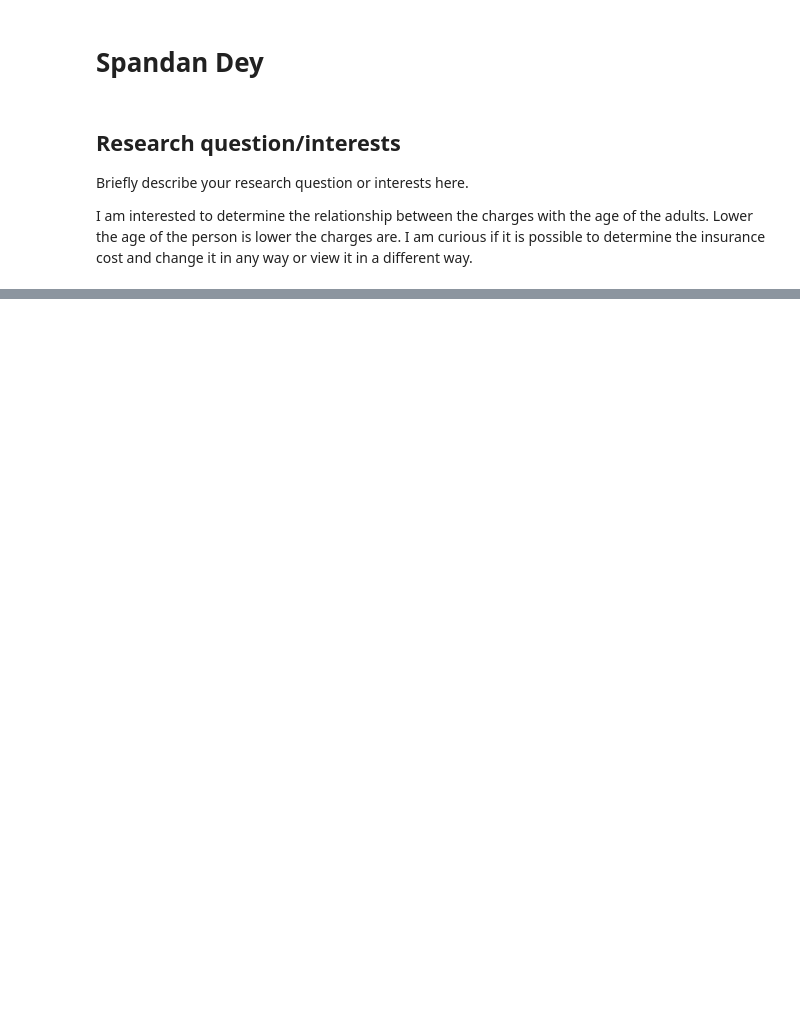
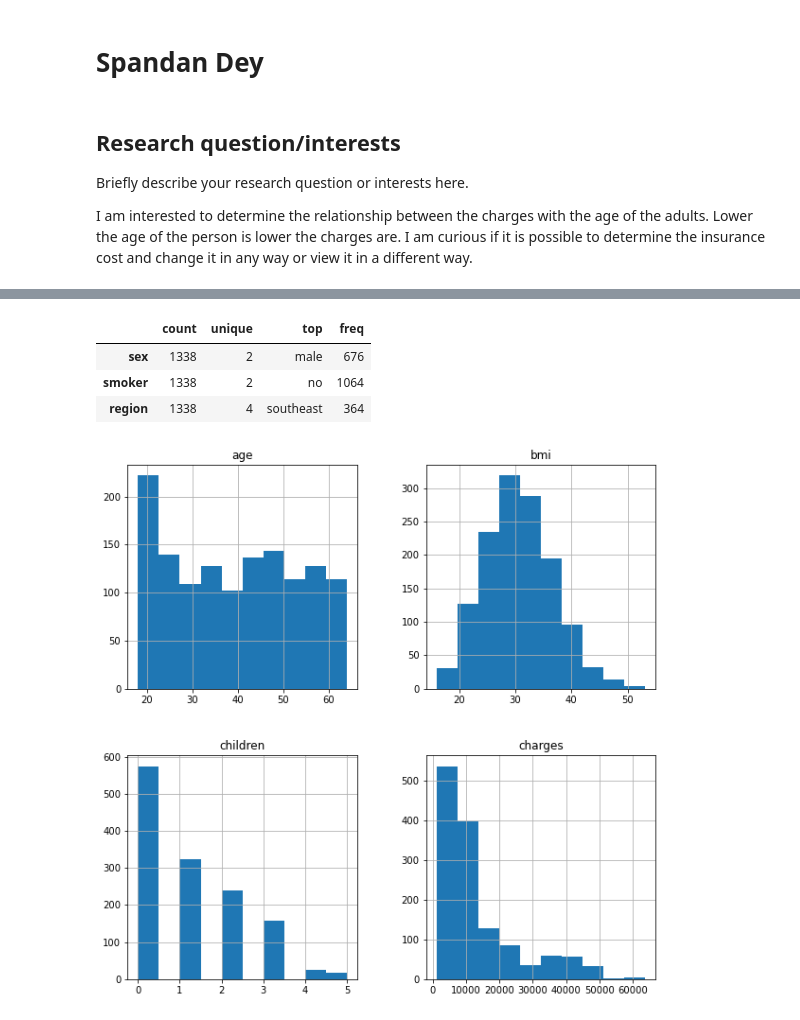
Before and after one commit to data301-2021-winter1/project-group60-project, a Jupyter notebook: notebooks/analysis2.ipynb, the cells around one changed output, grey strips where cells are left out. Cells and saved outputs as stored; diff of their text form; code cells hidden in the pictures; blank space fills up the shorter version.

```diff
--- a/notebooks/analysis2.ipynb
+++ b/notebooks/analysis2.ipynb
@@ -26,0 +11,10 @@ pd.read_csv("https://gist.githubusercontent.com/meperezcuello/82a9f1c1c473d6585e
+# %%
+#df=pd.read_csv("https://gist.githubusercontent.com/meperezcuello/82a9f1c1c473d6585e750ad2e3c05a41/raw/d42d226d0dd64e7f5395a0eec1b9190a10edbc03/Medical_Cost.csv")
+#df
+#!ls
+#url="https://gist.githubusercontent.com/meperezcuello/82a9f1c1c473d6585e750ad2e3c05a41/raw/d42d226d0dd64e7f5395a0eec1b9190a10edbc03/Medical_Cost.csv"
+
+df=pd.read_csv('../data/raw/insurance.csv')
+df=pd.read_csv(url)
+r
+#!ls
@@ -26,0 +66,11 @@ pd.read_csv("https://gist.githubusercontent.com/meperezcuello/82a9f1c1c473d6585e
+# %%
+df.describe(include='object').T
+# %% [output]
+|  | count | unique | top | freq |
+| sex | 1338 | 2 | male | 676 |
+| smoker | 1338 | 2 | no | 1064 |
+| region | 1338 | 4 | southeast | 364 |
+# %%
+hist=df.hist(bins=10,figsize=(10,10))
+# %% [output]
+[figure, added]
```
Also changed, not shown: parts of 13 cells of this notebook, 3 other files.
